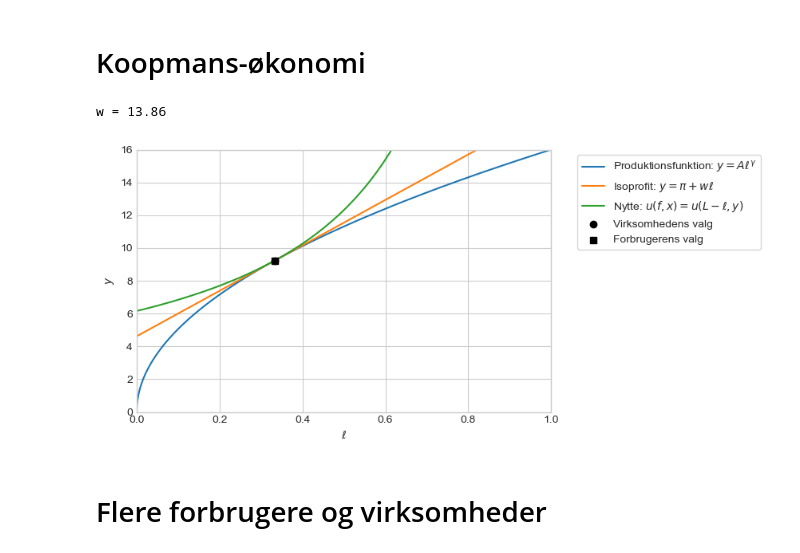
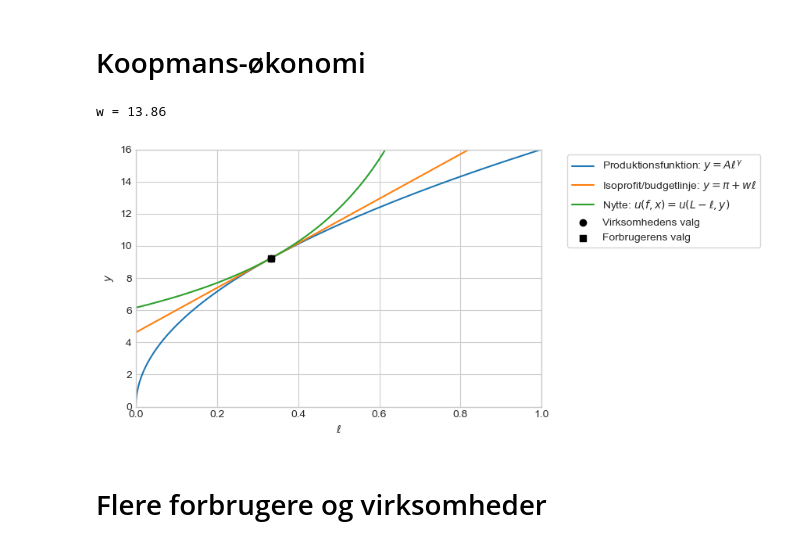
Before and after one commit to JeppeDruedahl/Mikro1, a Jupyter notebook: Lec17_Koopmans.ipynb, the cells around one changed output. Drawn from its saved outputs; the diff is of its cells as text; code cells hidden in the pictures.

```diff
--- a/Lec17_Koopmans.ipynb
+++ b/Lec17_Koopmans.ipynb
@@ -15,10 +15,12 @@ from scipy import optimize
 # Koopmans-økonomi
 # %%
 # a. parametere
+alpha = 0.5
+L = 1
 A = 16
 gamma = 0.5
-alpha = 0.5
-L = 1
+
+# formel for w
 w = A*gamma*((alpha+gamma*(1-alpha))/(gamma*(1-alpha)*L))**(1-gamma)
 print(f'w = {w:.2f}')
 
@@ -31,35 +33,35 @@ pi = (1-gamma)/gamma*w*(A*gamma/w)**(1/(1-gamma))
 m = w*L + pi
 
 # d. forbruger
 f = alpha*m/w
 x = (1-alpha)*m
 
 # e. figur
 ell_vec = np.linspace(1e-8,L-1e-8,10000)
 y_vec = A*ell_vec**gamma
 u_i_valg = f**alpha*x**alpha
 indiff_vec = (u_i_valg/(L-ell_vec)**alpha)**(1/(1-alpha))
 
 fig = plt.figure(frameon=False,figsize=(6,6/1.5),dpi=100)
 ax = fig.add_subplot(1,1,1)
 
 ax.plot(ell_vec,y_vec,label=r'Produktionsfunktion: $y = A\ell^{\gamma}$')
-ax.plot(ell_vec,pi+w*ell_vec,label=r'Isoprofit: $y = \pi + w\ell$')
+ax.plot(ell_vec,pi+w*ell_vec,label=r'Isoprofit/budgetlinje: $y = \pi + w\ell$')
 ax.plot(ell_vec,indiff_vec,label=r'Nytte: $u(f,x) = u(L-\ell,y)$')
 ax.scatter(ell,y,zorder=99,color='black',label=r'Virksomhedens valg')
 ax.scatter(L-f,x,zorder=99,marker='s',color='black',label=r'Forbrugerens valg')
 
 # detaljer
 ax.set_ylim([0,A*L**gamma])
 ax.set_xlim([0,L])
 ax.set_xlabel('$\ell$')
 ax.set_ylabel('$y$')
 
 fig.tight_layout()
 lgd = ax.legend(frameon=True,ncol=1,bbox_to_anchor=(1.05, 1), loc='upper left',)
 # %% [output]
 w = 13.86
-[figure, old version]
+[figure, new version]
 # %% [markdown]
 # Flere forbrugere og virksomheder
 # %%
```
Also changed, not shown: parts of 9 cells of this notebook.
